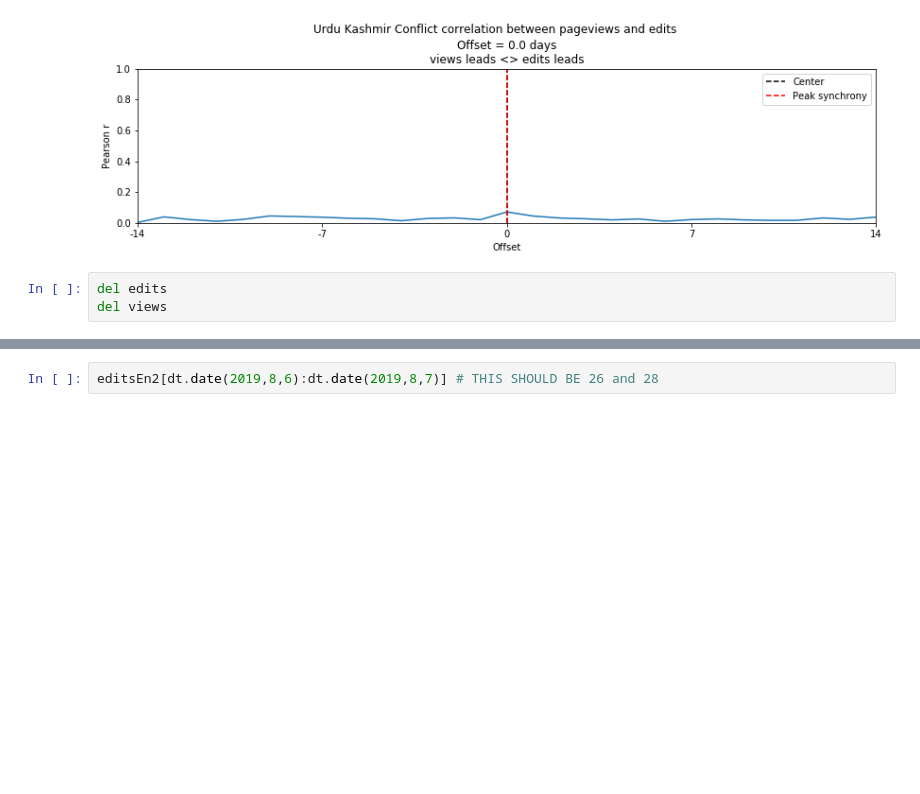
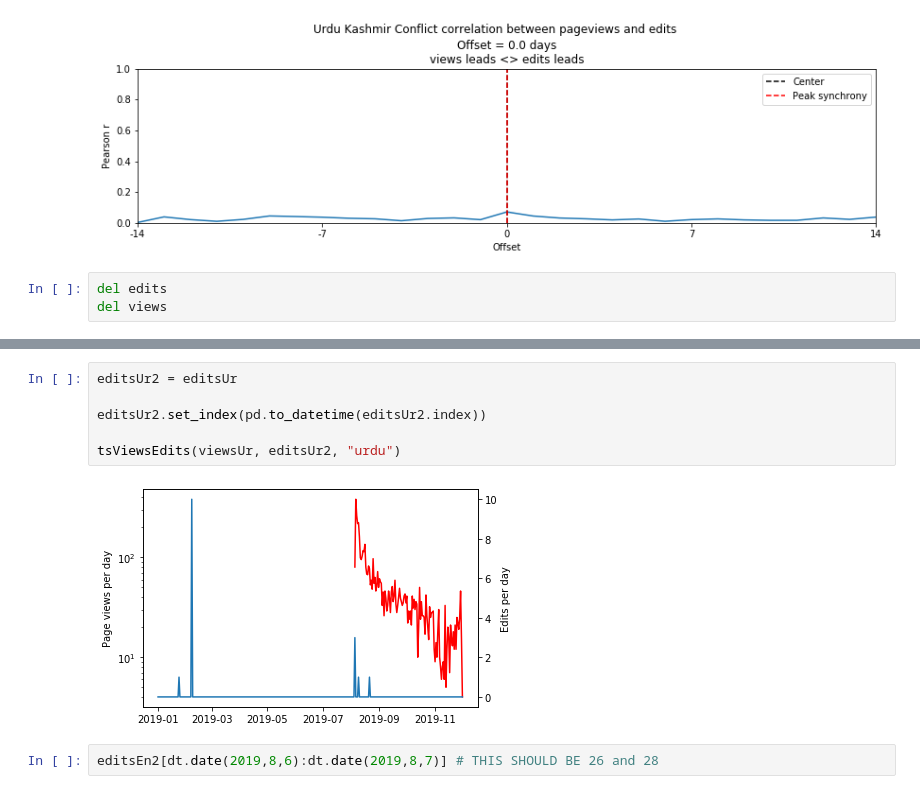
Before and after one commit to ViralNotPrasad/cscw-wiki, a Jupyter notebook: R/Pageviews.ipynb, the cells around one changed output, grey strips where cells are left out. Saved outputs shown, nothing was run; the diff lists cells and outputs as text; blank space fills up the shorter version.

```diff
--- a/R/Pageviews.ipynb
+++ b/R/Pageviews.ipynb
@@ -564,3 +612,11 @@ tsViewsEdits(viewsEn, editsEn2, "english")
+# %%
+editsUr2 = editsUr
+
+editsUr2.set_index(pd.to_datetime(editsUr2.index))
+
+tsViewsEdits(viewsUr, editsUr2, "urdu")
+# %% [output]
+[figure, added]
 # %%
 editsEn2[dt.date(2019,8,6):dt.date(2019,8,7)] # THIS SHOULD BE 26 and 28
 # %% [output]
```
Also changed, not shown: parts of 4 cells of this notebook, 4 other files.
